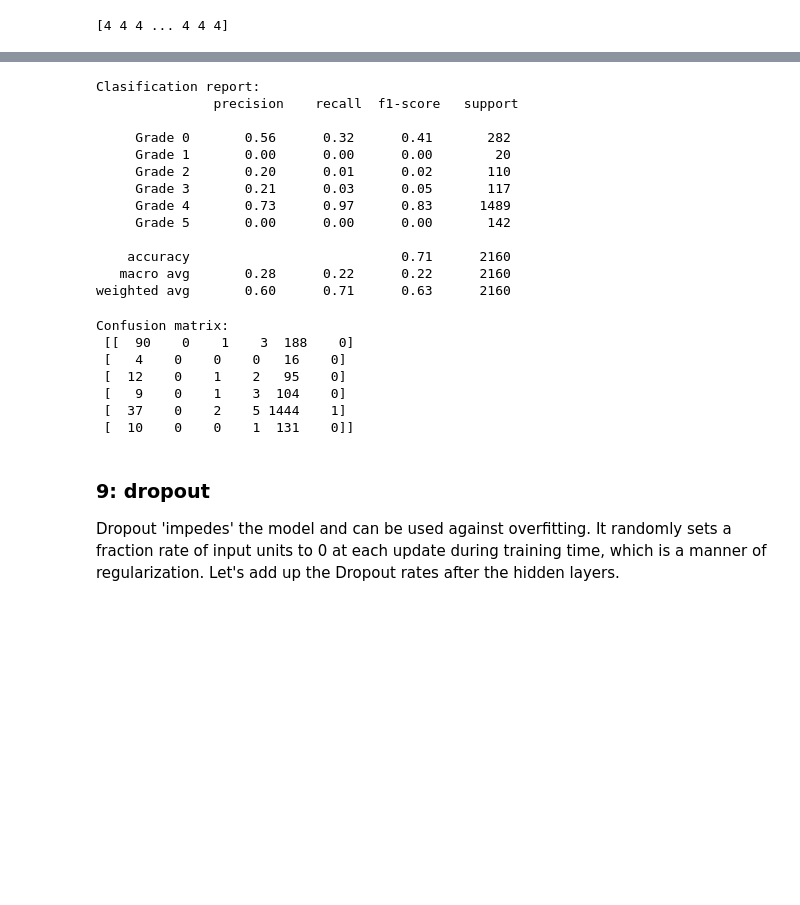
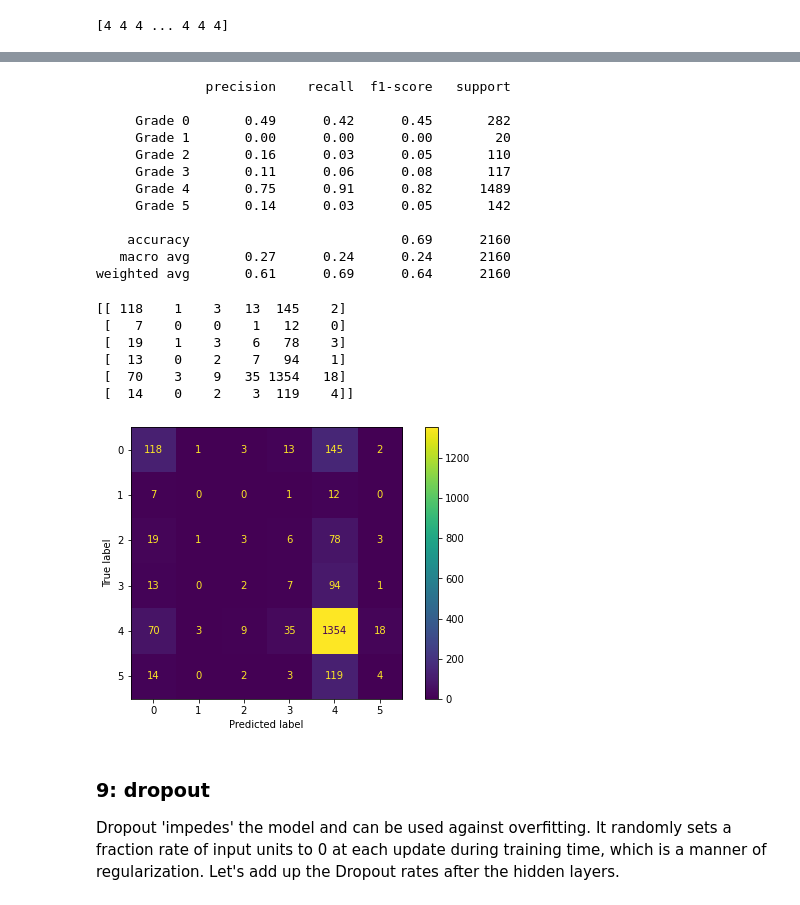
Before and after one commit to peto-ivanov/gda, a Jupyter notebook: quests/NN-quest_Keras.ipynb, the cells around one changed output, grey strips where cells are left out. Cells and saved outputs as stored; diff of their text form; code cells hidden in the pictures; blank space fills up the shorter version.

```diff
--- a/quests/NN-quest_Keras.ipynb
+++ b/quests/NN-quest_Keras.ipynb
@@ -332,7 +512,7 @@ show_history(story)
 To get more insight and benefit from the full stack of performance measures that you know, we can simply calculate test set predictions explicitly and then proceed with these in the usual way, producing ROC curves, confusion tables, and the like.
 # %%
 # Compute predictions and save them in yhat
-yhat =
+yhat = model.predict(X_test)
 
 yhat.shape
 # %% [output]
@@ -350,31 +539,37 @@ from sklearn.metrics import classification_report
 target_names = ["Grade 0","Grade 1","Grade 2","Grade 3","Grade 4","Grade 5"]
 true_label = np.argmax(y_test,axis = 1)
 #print the following classification report
+print(classification_report(true_label, yhat_c, target_names=target_names))
 # %% [output]
-Clasification report:
-               precision    recall  f1-score   support
+              precision    recall  f1-score   support
 
-     Grade 0       0.56      0.32      0.41       282
+     Grade 0       0.49      0.42      0.45       282
      Grade 1       0.00      0.00      0.00        20
-     Grade 2       0.20      0.01      0.02       110
-     Grade 3       0.21      0.03      0.05       117
-     Grade 4       0.73      0.97      0.83      1489
-     Grade 5       0.00      0.00      0.00       142
+     Grade 2       0.16      0.03      0.05       110
+     Grade 3       0.11      0.06      0.08       117
+     Grade 4       0.75      0.91      0.82      1489
+     Grade 5       0.14      0.03      0.05       142
 
-    accuracy                           0.71      2160
-   macro avg       0.28      0.22      0.22      2160
-weighted avg       0.60      0.71      0.63      2160
+    accuracy                           0.69      2160
+   macro avg       0.27      0.24      0.24      2160
+weighted avg       0.61      0.69      0.64      2160
 # %%
-from sklearn.metrics import confusion_matrix
+from sklearn.metrics import confusion_matrix, ConfusionMatrixDisplay
 # print the confustion matrix
+print(confusion_matrix(true_label, yhat_c))
+
+
+fig, ax = plt.subplots(figsize=(8,5))
+ConfusionMatrixDisplay.from_predictions(true_label, yhat_c).plot(ax=ax)
+plt.close()
 # %% [output]
-Confusion matrix:
- [[  90    0    1    3  188    0]
- [   4    0    0    0   16    0]
- [  12    0    1    2   95    0]
- [   9    0    1    3  104    0]
- [  37    0    2    5 1444    1]
- [  10    0    0    1  131    0]]
+[[ 118    1    3   13  145    2]
+ [   7    0    0    1   12    0]
+ [  19    1    3    6   78    3]
+ [  13    0    2    7   94    1]
+ [  70    3    9   35 1354   18]
+ [  14    0    2    3  119    4]]
+[figure, added]
 # %% [markdown]
 ### 9: dropout
 Dropout 'impedes' the model and can be used against overfitting. It randomly sets a fraction rate of input units to 0 at each update during training time, which is a manner of regularization. Let's add up the Dropout rates after the hidden layers.
```
Also changed, not shown: parts of 36 cells of this notebook, 1 other file.
